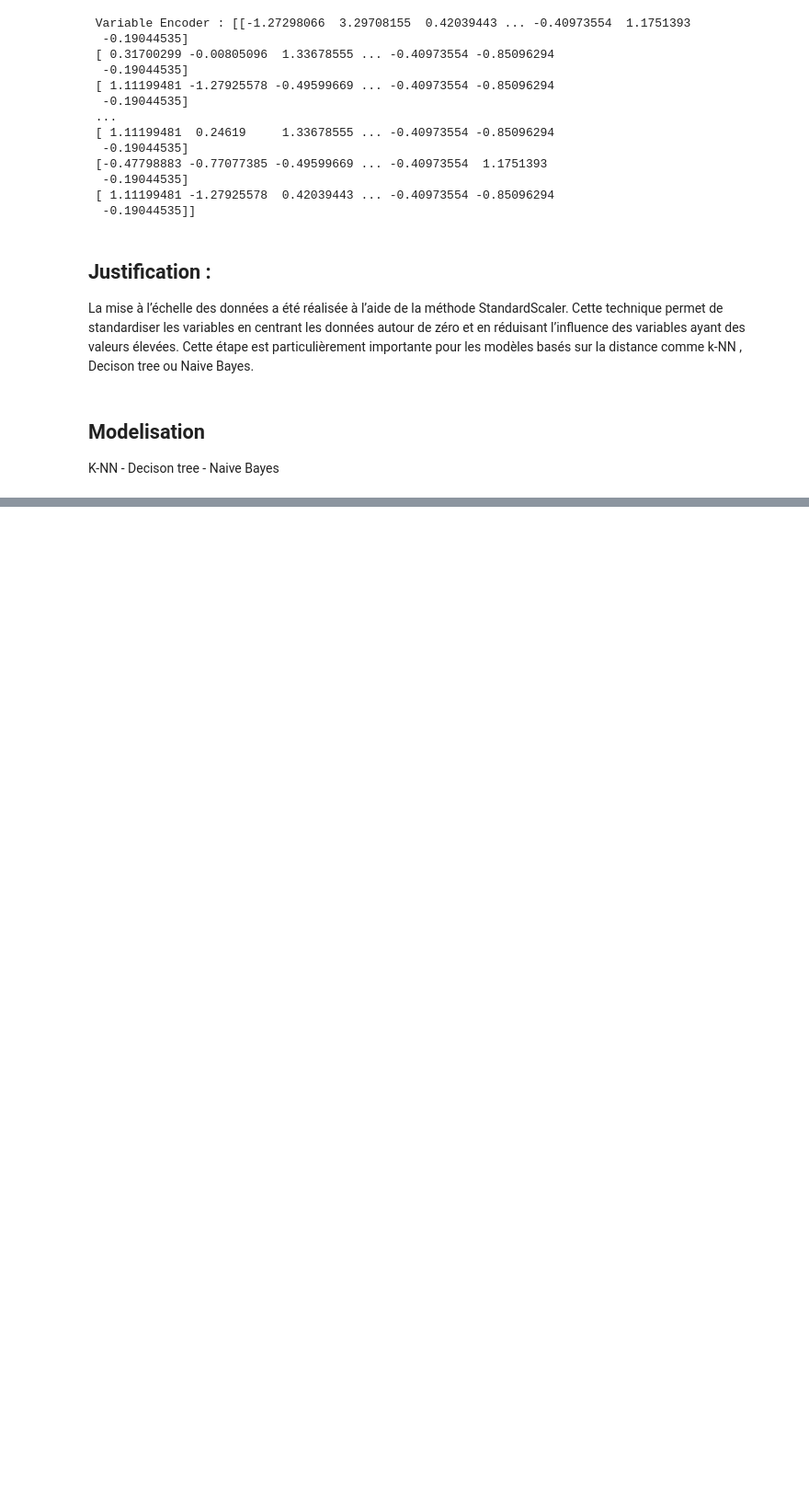
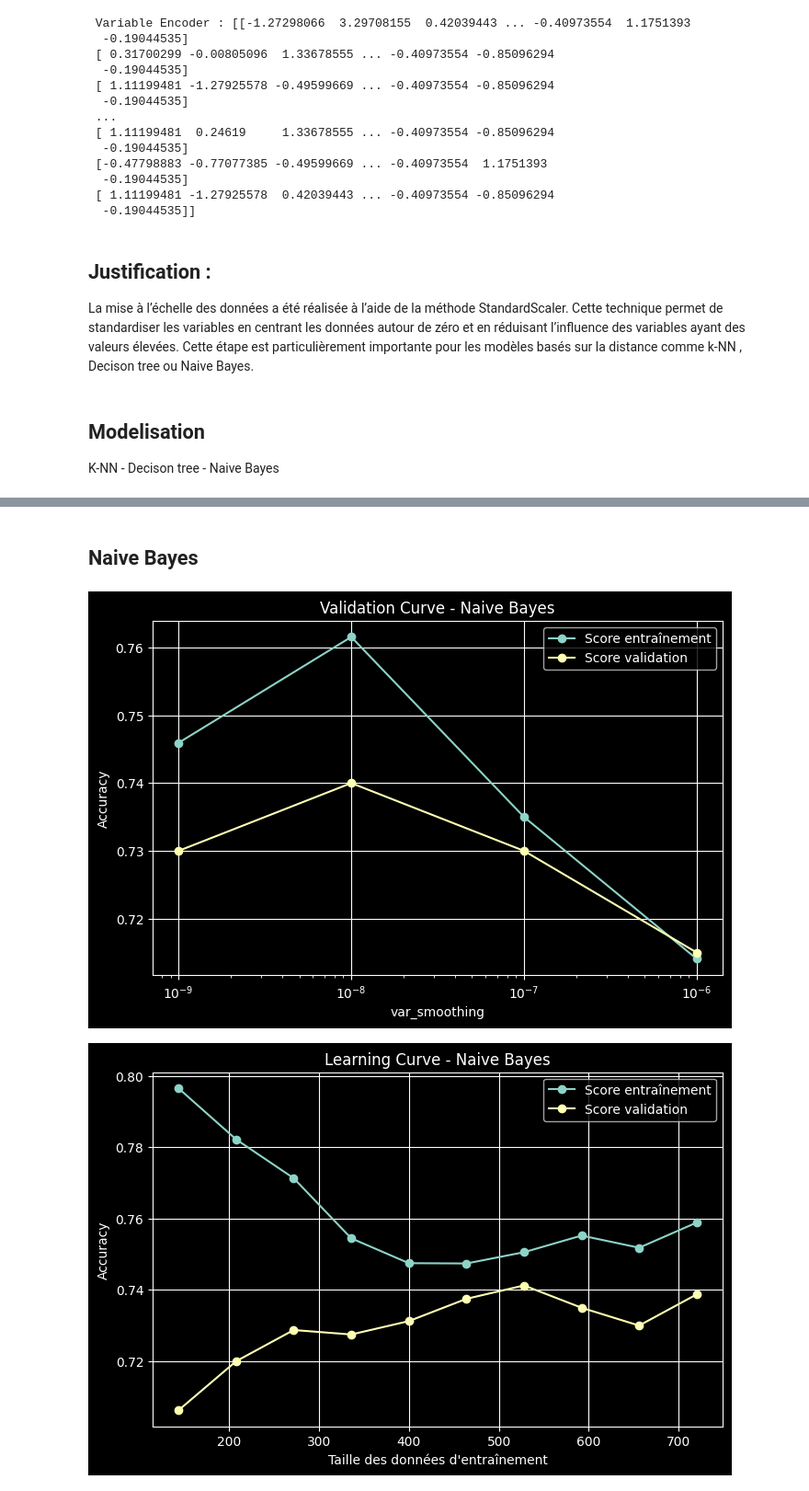
Before and after one commit to Gab-Lbrs/ML-CreditPrediction, a Jupyter notebook: CreditPrediction.ipynb, the cells around one changed output, grey strips where cells are left out. Shown at 92% size. Drawn from its saved outputs; the diff is of its cells as text; code cells hidden in the pictures; blank space fills up the shorter version.

```diff
--- a/CreditPrediction.ipynb
+++ b/CreditPrediction.ipynb
@@ -195,0 +455,65 @@ Naive Bayes
+# %% [markdown]
+## Naive Bayes
+# %%
+# ================================================================
+# Validation Curve — Naive Bayes
+# ================================================================
+param_grid_nb = {
+    'var_smoothing': [1e-9, 1e-8, 1e-7, 1e-6]
+}
+
+train_scores, test_scores = validation_curve(
+    GaussianNB(),
+    X_train,
+    y_train,
+    param_name="var_smoothing",
+    param_range=param_grid_nb['var_smoothing'],
+    cv=5,
+    scoring='accuracy'
+)
+
+train_mean = np.mean(train_scores, axis=1)
+test_mean  = np.mean(test_scores,  axis=1)
+
+plt.figure(figsize=(8, 5))
+plt.plot(param_grid_nb['var_smoothing'], train_mean, marker='o', label="Score entraînement")
+plt.plot(param_grid_nb['var_smoothing'], test_mean,  marker='o', label="Score validation")
+
+plt.title("Validation Curve - Naive Bayes")
+plt.xlabel("var_smoothing")
+plt.ylabel("Accuracy")
+plt.xscale('log')
+plt.legend()
+plt.grid()
+plt.show()
+
+# ================================================================
+# Learning Curve — Naive Bayes
+# ================================================================
+best_nb = grid_nb.best_estimator_
+
+N, train_scores, val_scores = learning_curve(
+    best_nb,
+    X_train,
+    y_train,
+    train_sizes=np.linspace(0.2, 1.0, 10),
+    cv=10,
+    scoring='accuracy'
+)
+
+train_mean = np.mean(train_scores, axis=1)
+val_mean   = np.mean(val_scores,   axis=1)
+
+plt.figure(figsize=(8, 5))
+plt.plot(N, train_mean, marker='o', label="Score entraînement")
+plt.plot(N, val_mean,   marker='o', label="Score validation")
+
+plt.title("Learning Curve - Naive Bayes")
+plt.xlabel("Taille des données d'entraînement")
+plt.ylabel("Accuracy")
+plt.legend()
+plt.grid(True)
+plt.show()
+# %% [output]
+[figure, added]
+[figure, added]
```
Also changed, not shown: parts of 15 cells of this notebook.
